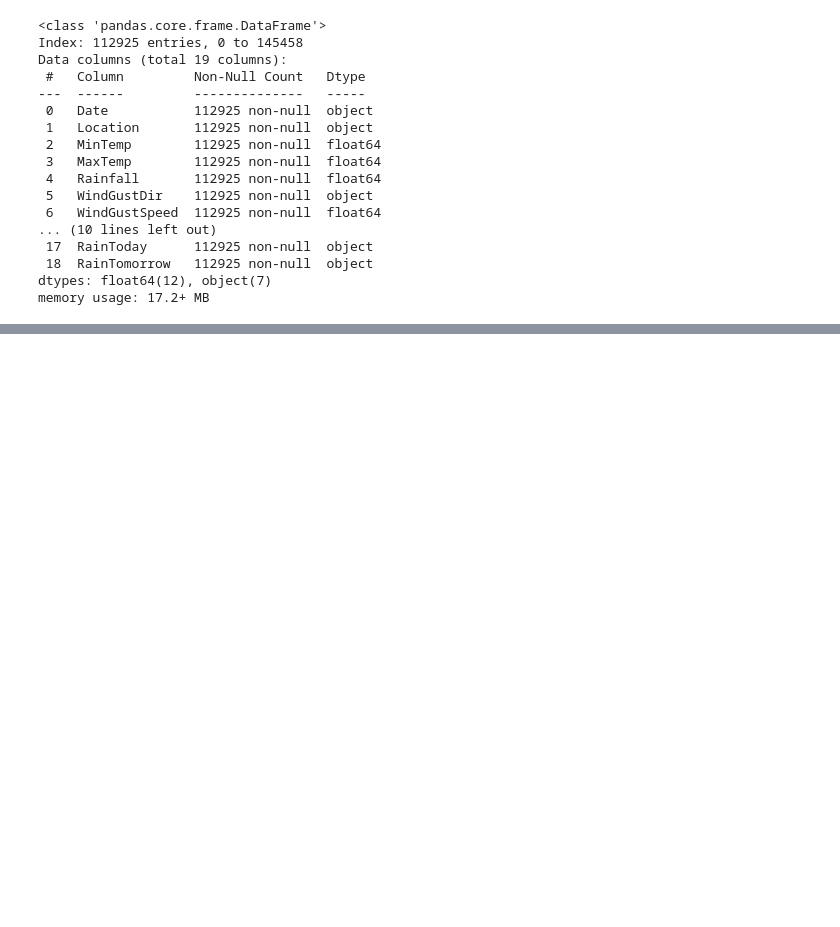
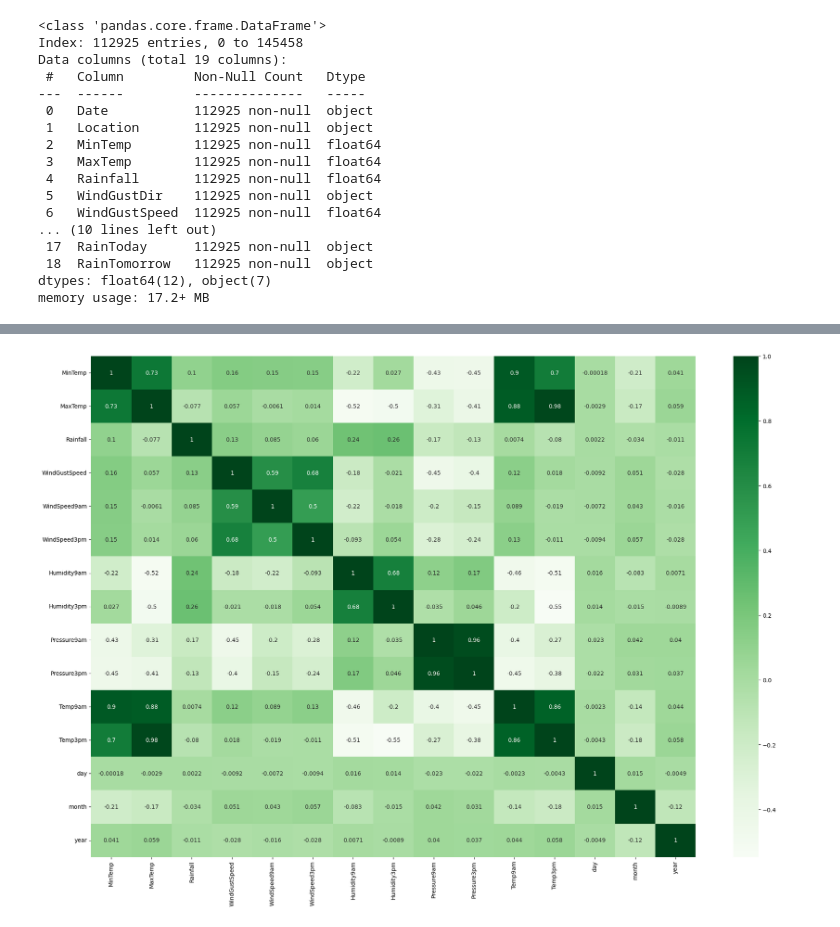
Before and after one commit to muhakazm/dev-ds, a Jupyter notebook: prj-data-rain-prediction/Australia.ipynb, the cells around one changed output, grey strips where cells are left out. Saved outputs shown, nothing was run; the diff lists cells and outputs as text; code cells hidden in the pictures; blank space fills up the shorter version.

```diff
--- a/prj-data-rain-prediction/Australia.ipynb
+++ b/prj-data-rain-prediction/Australia.ipynb
@@ -139,0 +163,6 @@ memory usage: 17.2+ MB
+# %%
+data_df["Date"] = pd.to_datetime(data_df["Date"])
+# %%
+data_df["day"] = data_df["Date"].dt.day
+data_df["month"] = data_df["Date"].dt.month
+data_df["year"] = data_df["Date"].dt.year
@@ -139,0 +181,6 @@ memory usage: 17.2+ MB
+# %%
+plt.figure(figsize=(24,16))
+sns.heatmap(data_df.corr(numeric_only=True),annot=True,cmap="Greens")
+plt.show()
+# %% [output]
+[figure, added]
```
Also changed, not shown: parts of 4 cells of this notebook.
